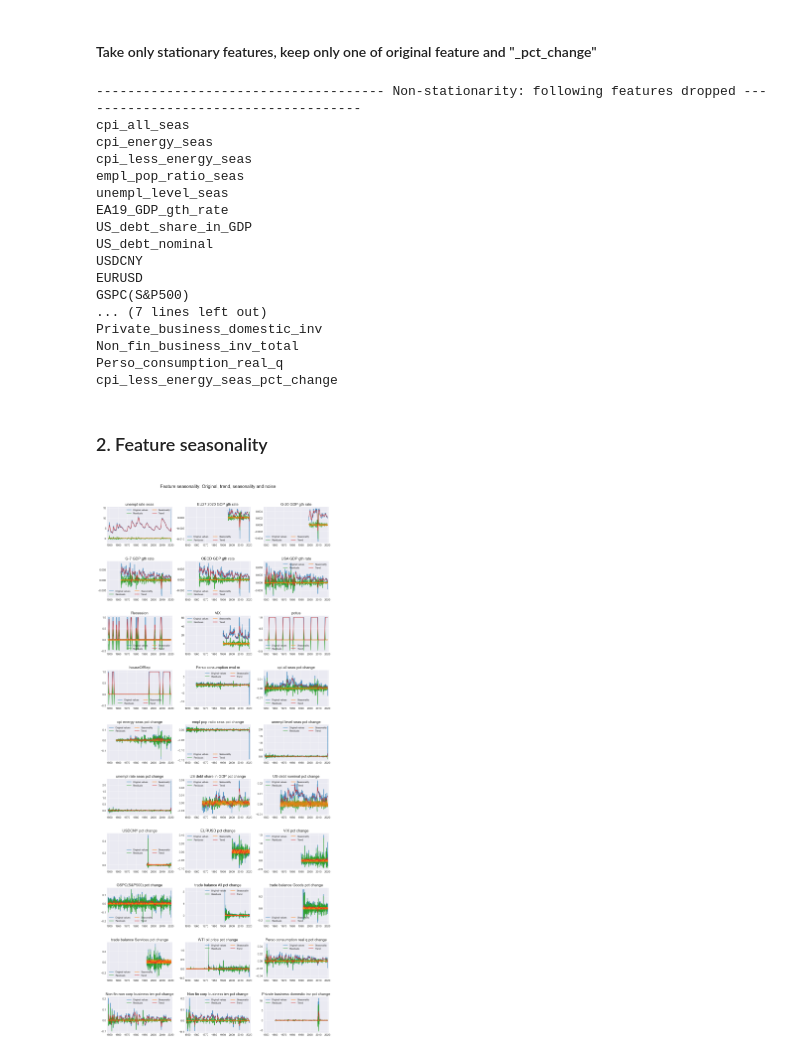
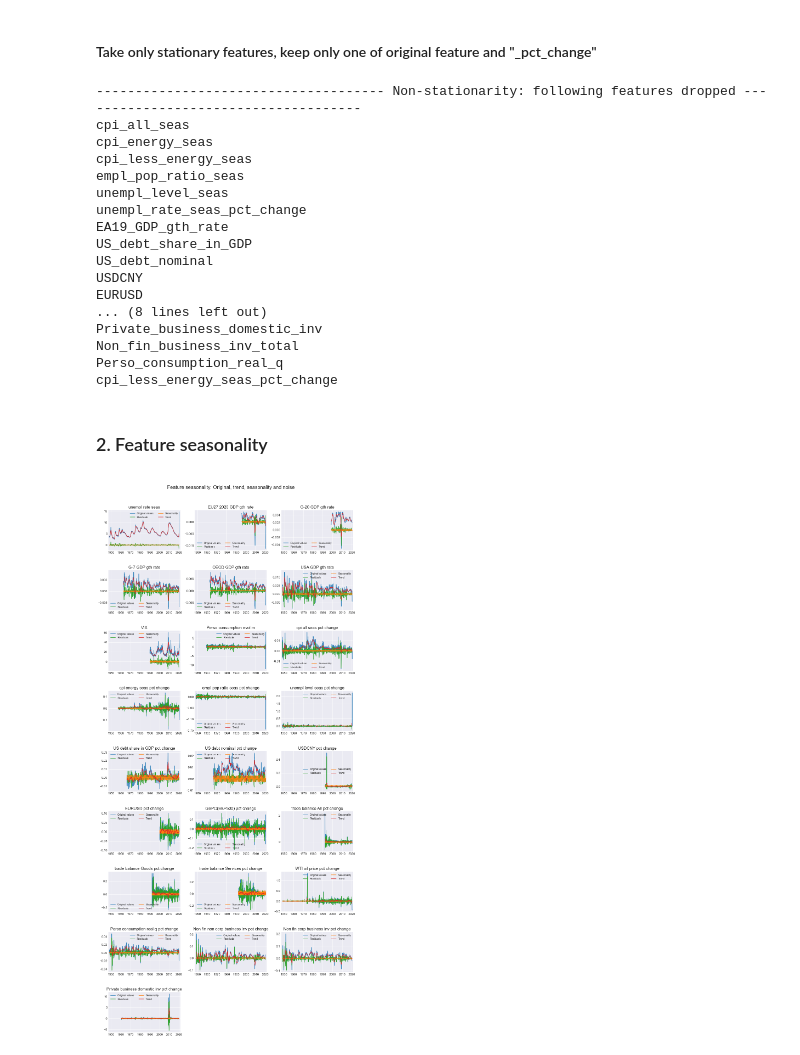
Before and after one commit to julesbertrand/Fed-repo-rate-forecasts, a Jupyter notebook: Feature_engineering.ipynb, the cells around one changed output. Drawn from its saved outputs; the diff is of its cells as text; code cells hidden in the pictures.

```diff
--- a/Feature_engineering.ipynb
+++ b/Feature_engineering.ipynb
@@ -75,7 +83,7 @@ stat_results = d.test_stationarity(columns=X_cols,
 # %%
 _ = d.remove_non_stationary_features(stat_results,
                                      stat_conf_level="5%",
-                                     excl_cols=Y_cols
+                                     excl_cols=Y_cols + features_info["categorical features"]
                                     )
 # %% [output]
 ------------------------------------- Non-stationarity: following features dropped -------------------------------------
@@ -84,13 +92,13 @@ cpi_energy_seas
 cpi_less_energy_seas
 empl_pop_ratio_seas
 unempl_level_seas
+unempl_rate_seas_pct_change
 EA19_GDP_gth_rate
 US_debt_share_in_GDP
 US_debt_nominal
 USDCNY
 EURUSD
-GSPC(S&P500)
-... (7 lines left out)
+... (8 lines left out)
 Private_business_domestic_inv
 Non_fin_business_inv_total
 Perso_consumption_real_q
@@ -98,13 +106,13 @@ cpi_less_energy_seas_pct_change
 # %% [markdown]
 ### 2. Feature seasonality
 # %%
-X_trend, X_seas, X_resid = d.test_seasonality(excl_cols=Y_cols,
+X_trend, X_seas, X_resid = d.test_seasonality(excl_cols=Y_cols + features_info["categorical features"],
                                               plot_graphs=True,
                                               ncols=3,
                                               height_per_ax=3
                                              )
 # %% [output]
-[figure, old version]
+[figure, new version]
 # %%
 _ = d.remove_seasonality(X_seas, threshold = 0.15)
 # %% [output]
```
Also changed, not shown: parts of 14 cells of this notebook, 1 other file.
